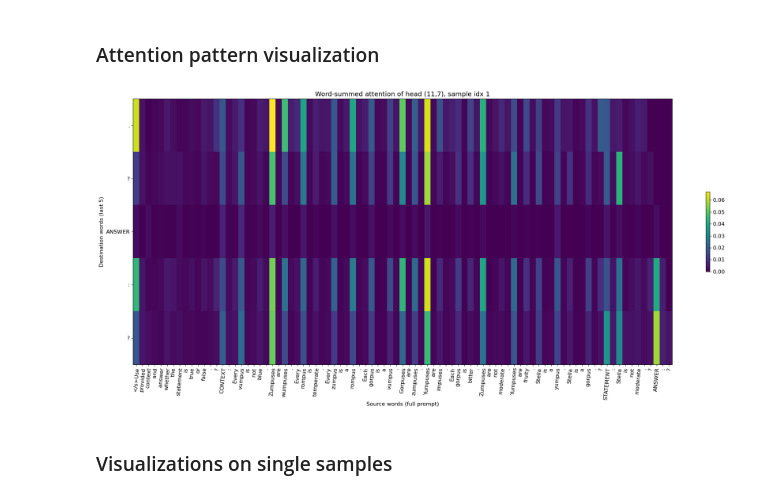
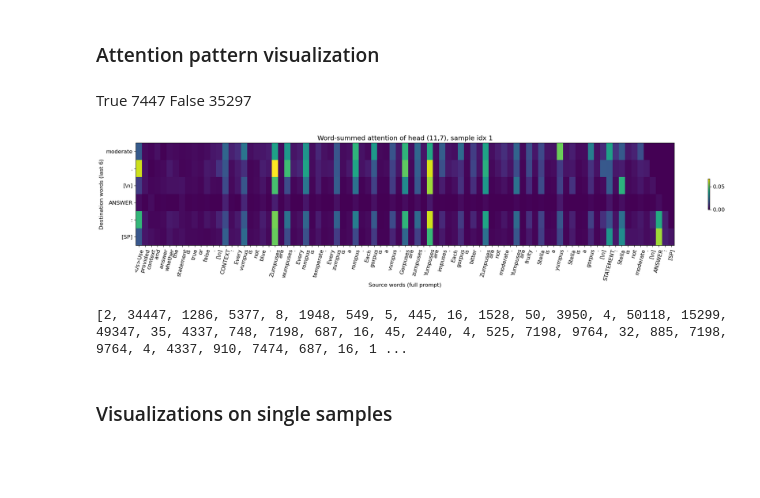
Before and after one commit to AndreyMymrin/QK-gueded-circuit-discovery, a Jupyter notebook: analysis_walkthrough/LLM Analysis Part 1 Circuit search, interpretation, and verification.ipynb, the cells around one changed output. Cells and saved outputs as stored; diff of their text form; code cells hidden in the pictures; blank space fills up the shorter version.

Commit message:
final answer addition

```diff
--- a/analysis_walkthrough/LLM Analysis Part 1 Circuit search, interpretation, and verification.ipynb
+++ b/analysis_walkthrough/LLM Analysis Part 1 Circuit search, interpretation, and verification.ipynb
@@ -587,7 +587,7 @@ def visualize_heads(
                 x_positions = x_positions[::step]
                 x_labels = x_labels[::step]
 
-            plt.xticks(ticks=x_positions, labels=x_labels, rotation=85)
+            plt.xticks(ticks=x_positions, labels=x_labels, rotation=55)
 
             # Map each destination token row to its containing word
             token_to_word = [None] * n_tok
@@ -611,7 +611,7 @@ def visualize_heads(
             x_step = max(1, n_tok // max(1, max_xticks))
             x_ticks = list(range(0, n_tok, x_step))
             x_labels = [token_labels[i].replace("\\n", "\n") for i in x_ticks]
-            plt.xticks(ticks=x_ticks, labels=x_labels, rotation=85)
+            plt.xticks(ticks=x_ticks, labels=x_labels, rotation=55)
 
             y_labels = [token_labels[i].replace("\\n", "\n") for i in range(dest_start, dest_start + window)]
             plt.yticks(ticks=range(window), labels=y_labels)
@@ -636,6 +636,7 @@ def visualize_heads_word_sum(
     last_n_words=5,
     trim_left_pad=True,
     max_xticks=120,
+    answer = None,
 ):
     """
     Keeps model tokenizer for inference, then aggregates token-level attention to word-level.
@@ -724,9 +725,14 @@ def visualize_heads_word_sum(
     if not heads_vis:
         raise ValueError("heads_vis is empty. Please provide at least one (layer, head) tuple.")
 
+    match answer:
+        case 't': additional_answer_token = [7447]
+        case 'f': additional_answer_token = [35297]
+        case _: additional_answer_token = []
+    input_ = torch.tensor([clean_tokens[sample_idx].tolist() + additional_answer_token], dtype=torch.long).to(clean_tokens.device)
+
     z_name_filter = lambda name: name.endswith("pattern")
-    _, cache = model.run_with_cache(clean_tokens[sample_idx:sample_idx+1], names_filter=z_name_filter)
-
+    _, cache = model.run_with_cache(input_, names_filter=z_name_filter)
     tokens_row = clean_tokens[sample_idx]
     start_idx = 0
     pad_id = getattr(model.tokenizer, "pad_token_id", None)
@@ -736,12 +742,12 @@ def visualize_heads_word_sum(
             start_idx = int(non_pad[0].item())
 
     token_ids = tokens_row[start_idx:].detach().cpu().tolist()
-    token_labels = _decode_token_pieces(token_ids)
+    token_labels = _decode_token_pieces(token_ids + additional_answer_token)
     if len(token_labels) == 0:
         raise ValueError("No tokens left to visualize after padding trim.")
 
     for fig_idx, (layer_idx, head_idx) in enumerate(heads_vis):
-        plt.figure(fig_idx, figsize=(22, 10))
+        plt.figure(fig_idx, figsize=(22, 5))
         plt.rcParams.update({'font.size': 12})
 
         patt = cache["pattern", layer_idx][0, head_idx].detach().cpu()
@@ -774,14 +780,17 @@ def visualize_heads_word_sum(
 
         x_labels = []
         for w, _s, _e in word_spans:
-            disp = w.replace("\\n", "\n").strip()
-            if disp == "":
-                disp = "?"
+            if w == "\n":
+                disp = "[\\n]"
+            elif w.strip() == "":
+                disp = "[SP]"
+            else:
+                disp = w.strip()
             x_labels.append(disp)
 
         x_step = max(1, n_words // max(1, max_xticks))
         x_ticks = list(range(0, n_words, x_step))
-        plt.xticks(ticks=x_ticks, labels=[x_labels[i] for i in x_ticks], rotation=85)
+        plt.xticks(ticks=x_ticks, labels=[x_labels[i] for i in x_ticks], rotation=75)
 
         y_labels = x_labels[word_start:word_start + window]
         plt.yticks(ticks=range(window), labels=y_labels)
@@ -797,10 +806,16 @@ def visualize_heads_word_sum(
 
     cache = None
     torch.cuda.empty_cache()
+
+    print(token_ids)
+# %% [markdown]
+True 7447
+False 35297
 # %%
-visualize_heads_word_sum(heads_vis=[(11,7)], sample_idx=1)
+visualize_heads_word_sum(heads_vis=[(11,7)], sample_idx=1, last_n_words=6, answer = '')
 # %% [output]
-[figure, old version]
+[figure, new version]
+[2, 34447, 1286, 5377, 8, 1948, 549, 5, 445, 16, 1528, 50, 3950, 4, 50118, 15299, 49347, 35, 4337, 748, 7198, 687, 16, 45, 2440, 4, 525, 7198, 9764, 32, 885, 7198, 9764, 4, 4337, 910, 7474, 687, 16, 1 ...
 # %% [markdown]
 ### Visualizations on single samples
 # %% [markdown]
```
